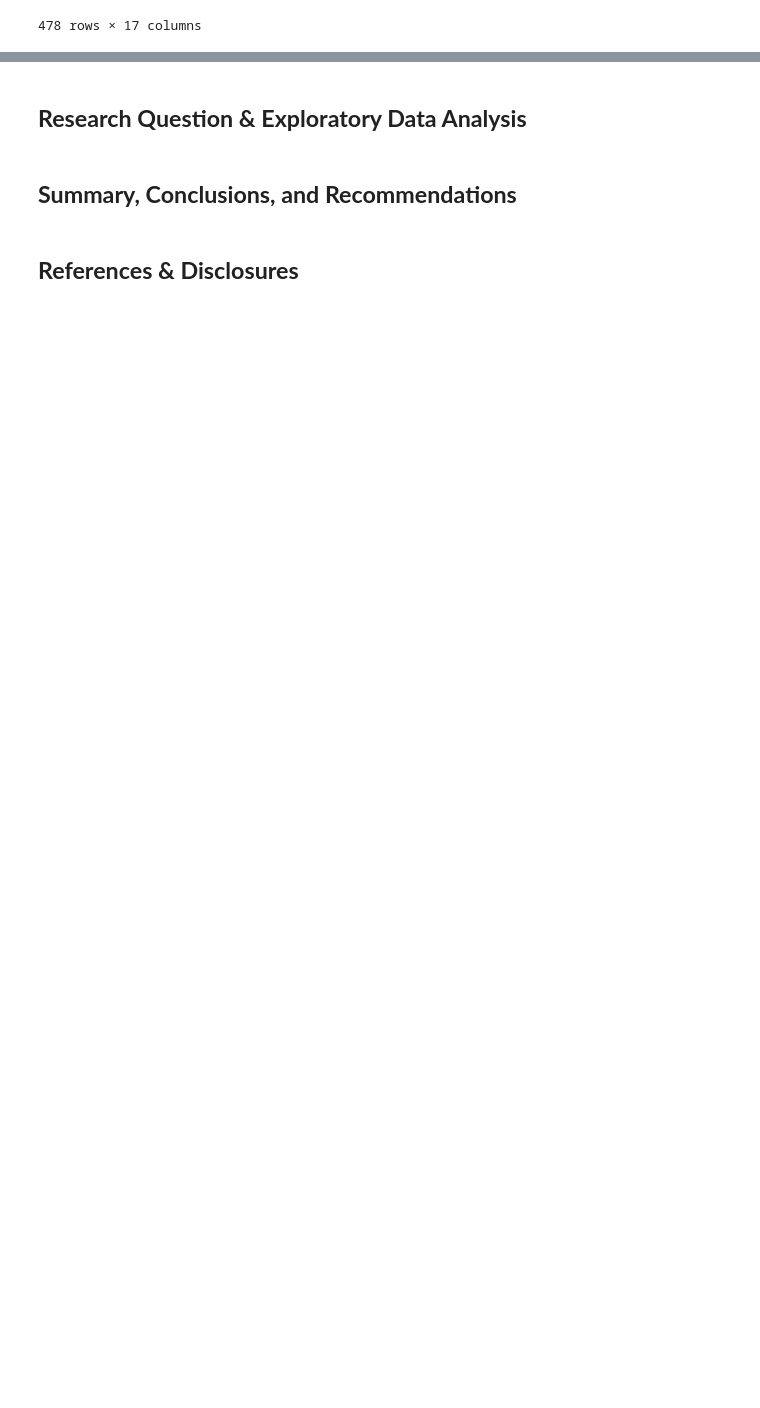
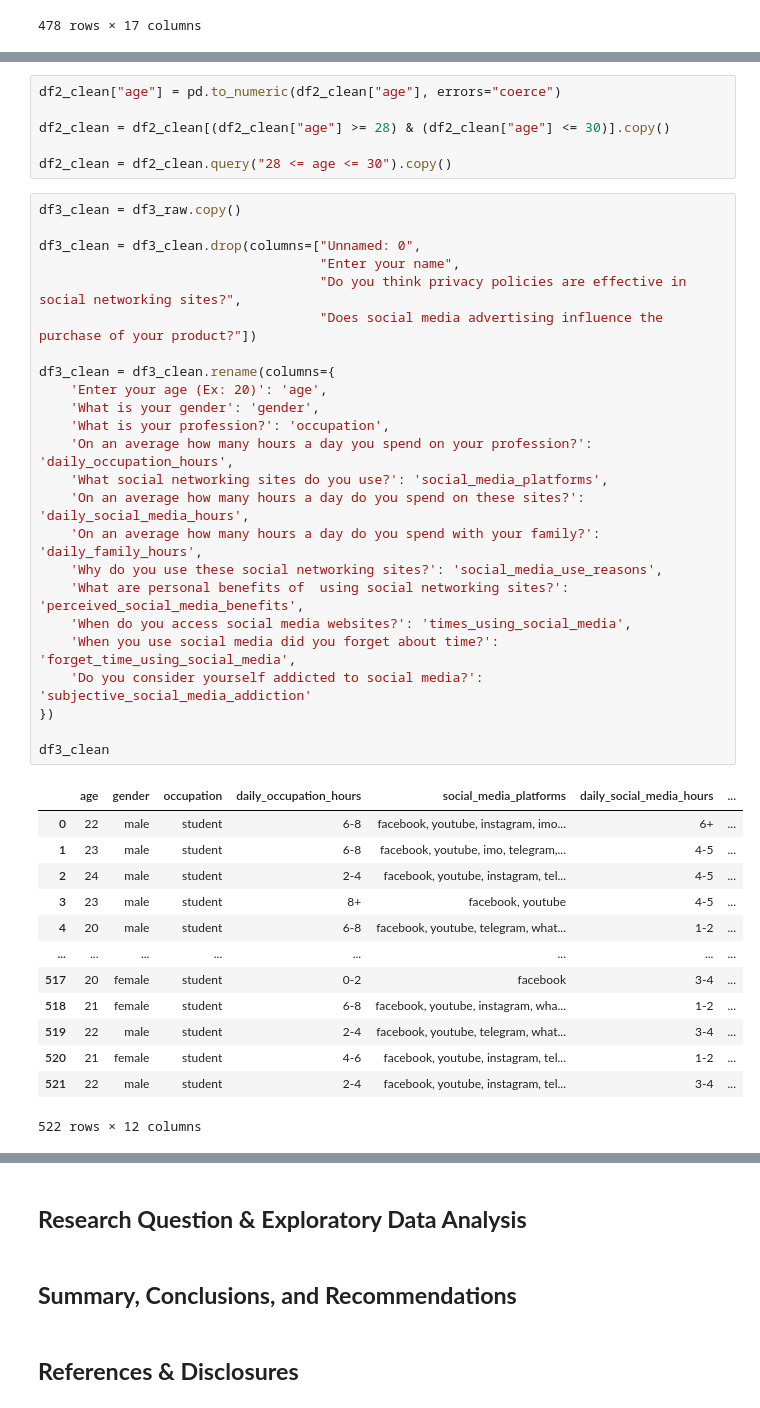
Before and after one commit to klyckman/CSMODEL, a Jupyter notebook: notebooks/Kodiak_Knowers_Notebook.ipynb, the cells around one changed output, grey strips where cells are left out. Saved outputs shown, nothing was run; the diff lists cells and outputs as text; blank space fills up the shorter version.

```diff
--- a/notebooks/Kodiak_Knowers_Notebook.ipynb
+++ b/notebooks/Kodiak_Knowers_Notebook.ipynb
@@ -145,0 +185,44 @@ df1_clean
+# %%
+df2_clean["age"] = pd.to_numeric(df2_clean["age"], errors="coerce")
+
+df2_clean = df2_clean[(df2_clean["age"] >= 28) & (df2_clean["age"] <= 30)].copy()
+
+df2_clean = df2_clean.query("28 <= age <= 30").copy()
+# %%
+df3_clean = df3_raw.copy()
+
+df3_clean = df3_clean.drop(columns=["Unnamed: 0",
+                                    "Enter your name",
+                                    "Do you think privacy policies are effective in social networking sites?",
+                                    "Does social media advertising influence the purchase of your product?"])
+
+df3_clean = df3_clean.rename(columns={
+    'Enter your age (Ex: 20)': 'age',
+    'What is your gender': 'gender',
+    'What is your profession?': 'occupation',
+    'On an average how many hours a day you spend on your profession?': 'daily_occupation_hours',
+    'What social networking sites do you use?': 'social_media_platforms',
+    'On an average how many hours a day do you spend on these sites?': 'daily_social_media_hours',
+    'On an average how many hours a day do you spend with your family?': 'daily_family_hours',
+    'Why do you use these social networking sites?': 'social_media_use_reasons',
+    'What are personal benefits of  using social networking sites?': 'perceived_social_media_benefits',
+    'When do you access social media websites?': 'times_using_social_media',
+    'When you use social media did you forget about time?': 'forget_time_using_social_media',
+    'Do you consider yourself addicted to social media?': 'subjective_social_media_addiction'
+})
+
+df3_clean
+# %% [output]
+|  | age | gender | occupation | daily_occupation_hours | social_media_platforms | daily_social_media_hours | ... |
+| 0 | 22 | male | student | 6-8 | facebook, youtube, instagram, imo... | 6+ | ... |
+| 1 | 23 | male | student | 6-8 | facebook, youtube, imo, telegram,... | 4-5 | ... |
+| 2 | 24 | male | student | 2-4 | facebook, youtube, instagram, tel... | 4-5 | ... |
+| 3 | 23 | male | student | 8+ | facebook, youtube | 4-5 | ... |
+| 4 | 20 | male | student | 6-8 | facebook, youtube, telegram, what... | 1-2 | ... |
+| ... | ... | ... | ... | ... | ... | ... | ... |
+| 517 | 20 | female | student | 0-2 | facebook | 3-4 | ... |
+| 518 | 21 | female | student | 6-8 | facebook, youtube, instagram, wha... | 1-2 | ... |
+| 519 | 22 | male | student | 2-4 | facebook, youtube, telegram, what... | 3-4 | ... |
+| 520 | 21 | female | student | 4-6 | facebook, youtube, instagram, tel... | 1-2 | ... |
+| 521 | 22 | male | student | 2-4 | facebook, youtube, instagram, tel... | 3-4 | ... |
+522 rows × 12 columns
```
Also changed, not shown: parts of 3 cells of this notebook.
